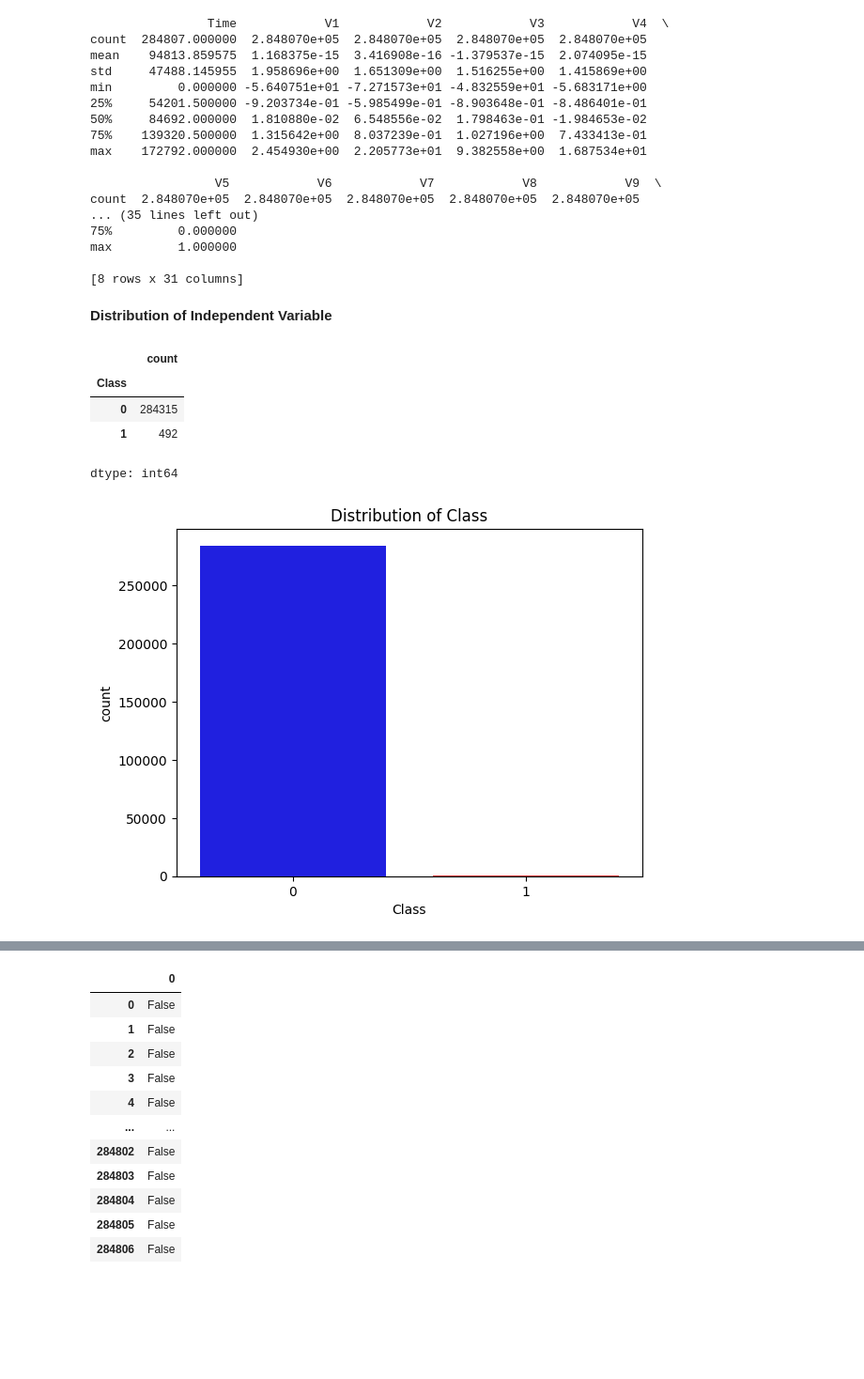
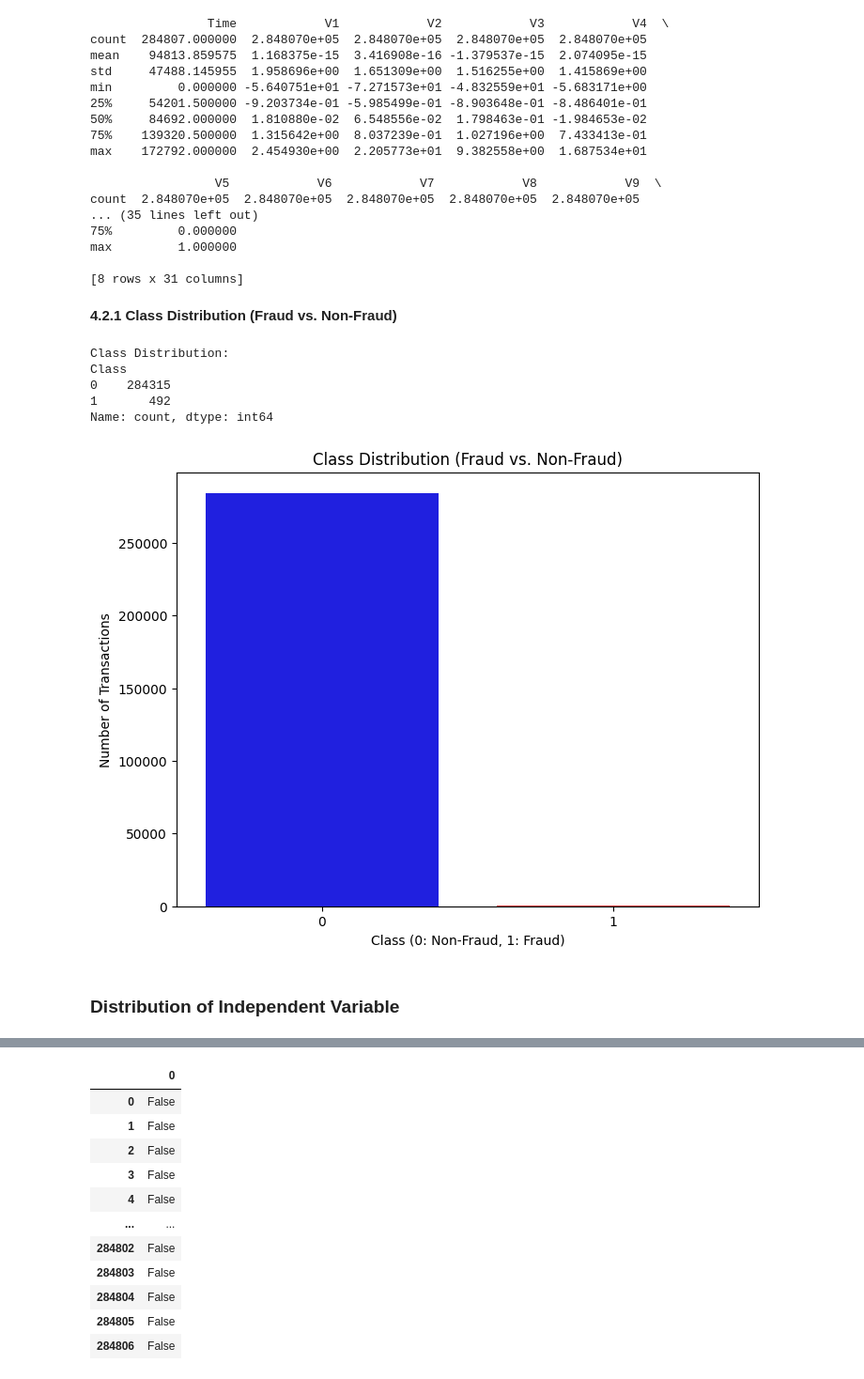
Before and after one commit to moridin04/CCADMACL-Research, a Jupyter notebook: Fraud_Detection_Program.ipynb, the cells around one changed output, grey strips where cells are left out. Shown at 94% size. Saved outputs shown, nothing was run; the diff lists cells and outputs as text; code cells hidden in the pictures; blank space fills up the shorter version.

```diff
--- a/Fraud_Detection_Program.ipynb
+++ b/Fraud_Detection_Program.ipynb
@@ -108,20 +107,26 @@ count  2.848070e+05  2.848070e+05  2.848070e+05  2.848070e+05  2.848070e+05
 max         1.000000
 
 [8 rows x 31 columns]
+# %% [markdown]
+**4.2.1 Class Distribution (Fraud vs. Non-Fraud)**
+# %%
+class_distribution = cfd['Class'].value_counts()
+print("Class Distribution:")
+print(class_distribution)
+# %% [output]
+Class Distribution:
+Class
+0    284315
+1       492
+Name: count, dtype: int64
+# %%
+plt.figure(figsize=(8, 6))
+sns.countplot(x='Class', data=cfd, hue='Class', palette=['blue', 'red'], legend=False)
+plt.title('Class Distribution (Fraud vs. Non-Fraud)')
+plt.xlabel('Class (0: Non-Fraud, 1: Fraud)')
+plt.ylabel('Number of Transactions')
+plt.show()
+# %% [output]
+[figure, added]
 # %% [markdown]
-**Distribution of Independent Variable**
+### **Distribution of Independent Variable**
-# %%
-cfd['Class'].value_counts()
-# %% [output]
-|  | count |
-| Class |  |
-| 0 | 284315 |
-| 1 | 492 |
-dtype: int64
-# %%
-palette = ['blue', 'red']
-sns.countplot(data=cfd, x='Class', hue='Class', palette=palette, legend=False)
-plt.title('Distribution of Class')
-plt.show()
-# %% [output]
-[figure, removed]
```
Also changed, not shown: parts of 59 cells of this notebook.
